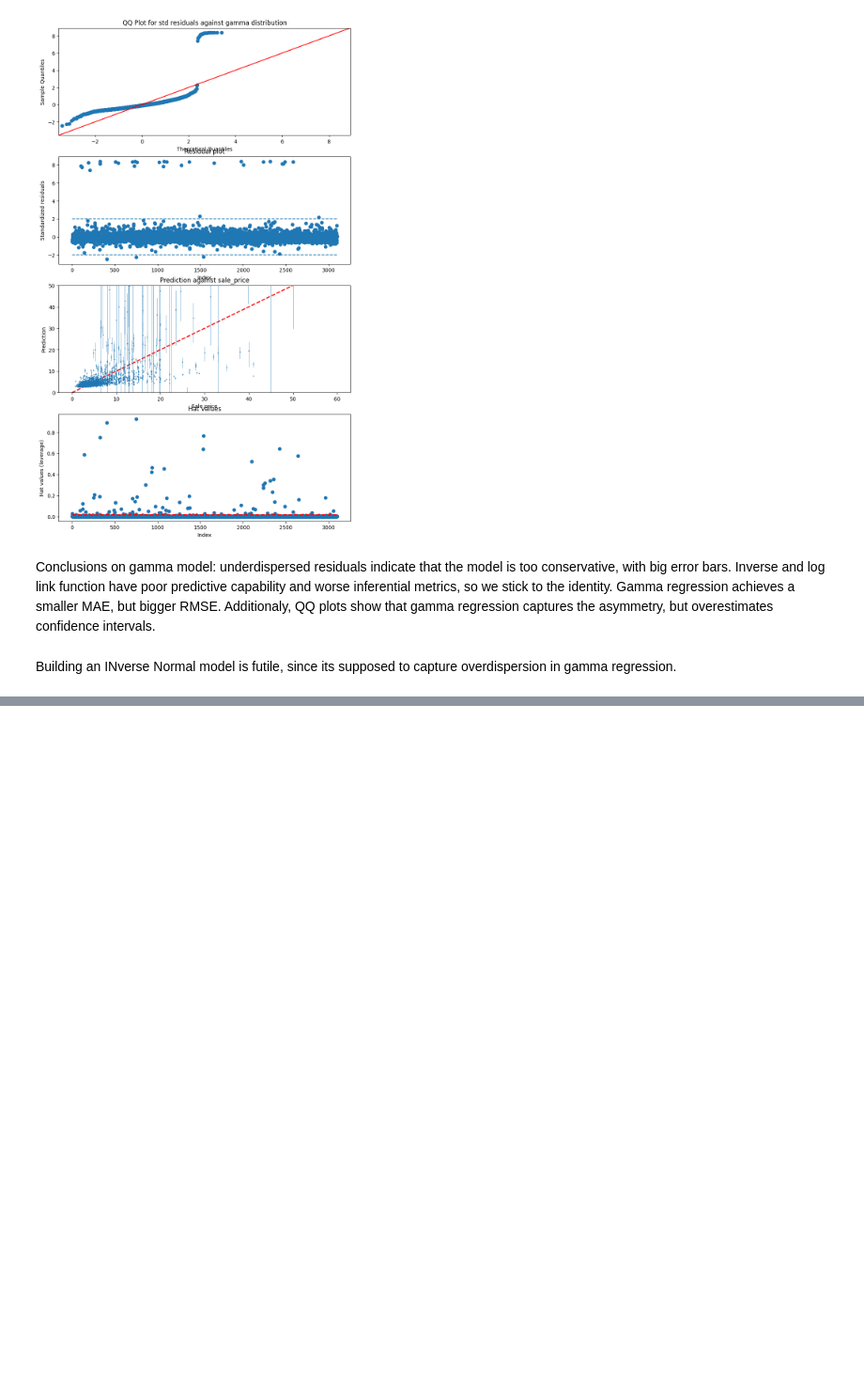
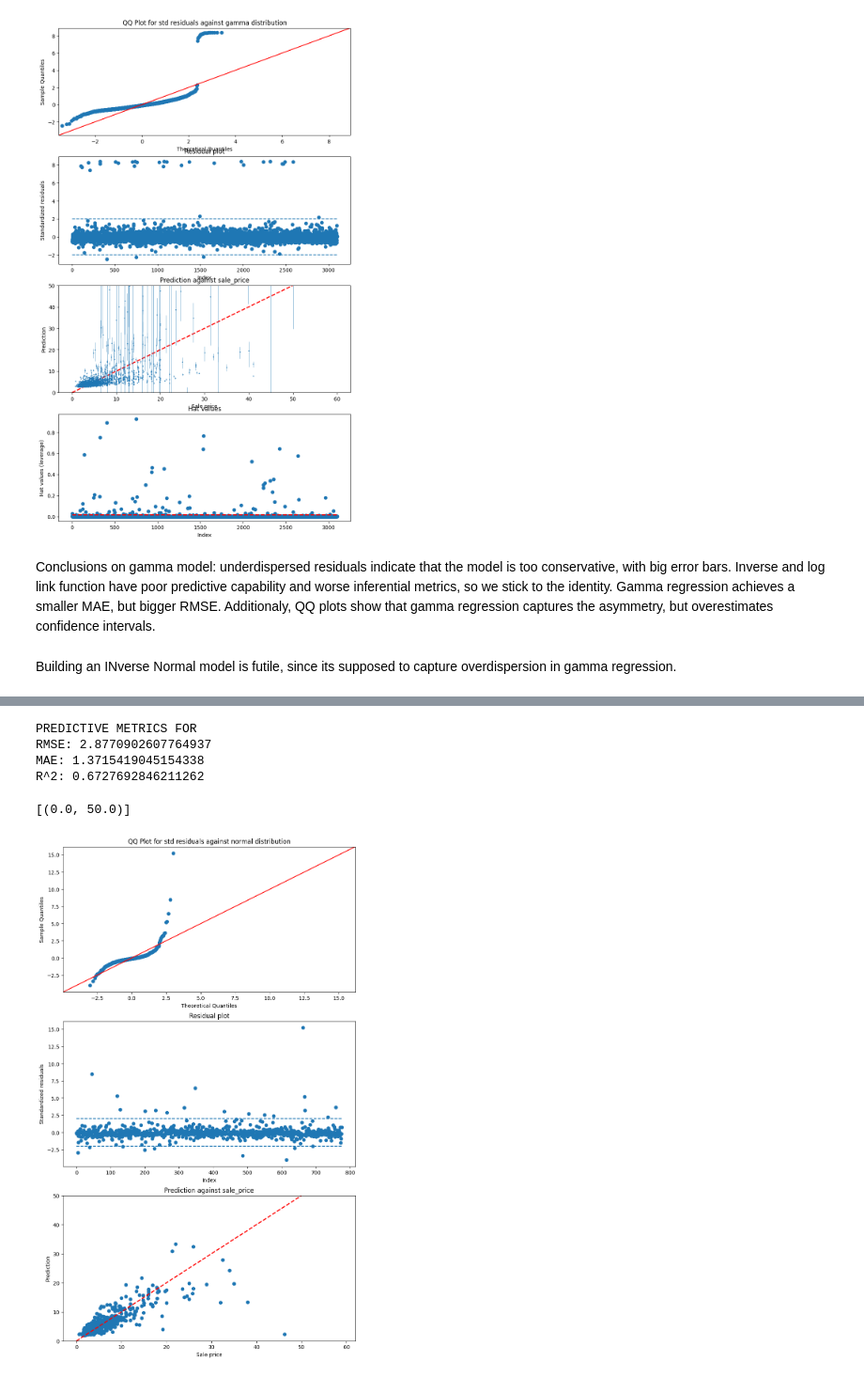
Before and after one commit to clr-cera/IA2025.2, a Jupyter notebook: Trabalho2/modelling.ipynb, the cells around one changed output, grey strips where cells are left out. Shown at 94% size. Drawn from its saved outputs; the diff is of its cells as text; code cells hidden in the pictures; blank space fills up the shorter version.

Commit message:
XGBoost regressor fit and evaluated

```diff
--- a/Trabalho2/modelling.ipynb
+++ b/Trabalho2/modelling.ipynb
@@ -463,0 +546,5 @@ Building an INverse Normal model is futile, since its supposed to capture overdi
+# %%
+from xgboost import XGBRegressor
+xgb_model = XGBRegressor()
+xgb_model.load_model("xgb_model.json")
+xgb_model
@@ -463,0 +566,40 @@ Building an INverse Normal model is futile, since its supposed to capture overdi
+# %%
+predicted = xgb_model.predict(Xtest)
+xgb_rmse = root_mean_squared_error(Ytest, predicted)
+xgb_mae = mean_absolute_error(Ytest, predicted)
+xgb_r2_score = r2_score(Ytest, predicted)
+
+print("PREDICTIVE METRICS FOR XGBOOST MODEL")
+print(f"RMSE: {xgb_rmse}")
+print(f"MAE: {xgb_mae}")
+print(f"R^2: {xgb_r2_score}")
+# %% [output]
+PREDICTIVE METRICS FOR
+RMSE: 2.8770902607764937
+MAE: 1.3715419045154338
+R^2: 0.6727692846211262
+# %%
+from statsmodels.graphics.gofplots import ProbPlot
+residuals = (Ytest - predicted).to_numpy()
+std_residuals = (residuals - np.mean(residuals)) / np.std(residuals)
+
+pp = ProbPlot(std_residuals, ss.norm(0, 1))
+fig, axes = plt.subplots(3, 1, figsize = (10,17))
+axes[0].set_title("QQ Plot for std residuals against normal distribution")
+qq  = pp.qqplot(ax = axes[0], line="45")
+
+axes[1].set_title("Residual plot")
+axes[1].scatter(list(range(len(std_residuals))), std_residuals)
+axes[1].hlines(y=[-2, 2], linestyles="dashed", xmin=0, xmax=len(std_residuals))
+axes[1].set_xlabel("Index")
+axes[1].set_ylabel("Standardized residuals")
+
+axes[2].set_title("Prediction against sale_price")
+plt.scatter(Ytest.to_numpy(), predicted)
+axes[2].plot(np.arange(0, 60, 1), np.arange(0, 60, 1), linestyle = "dashed", color = "red", linewidth = 2)
+axes[2].set_xlabel("Sale price")
+axes[2].set_ylabel("Prediction")
+axes[2].set(ylim=(0, 50))
+# %% [output]
+[(0.0, 50.0)]
+[figure, added]
```
Also changed, not shown: parts of 12 cells of this notebook, 3 other files.
